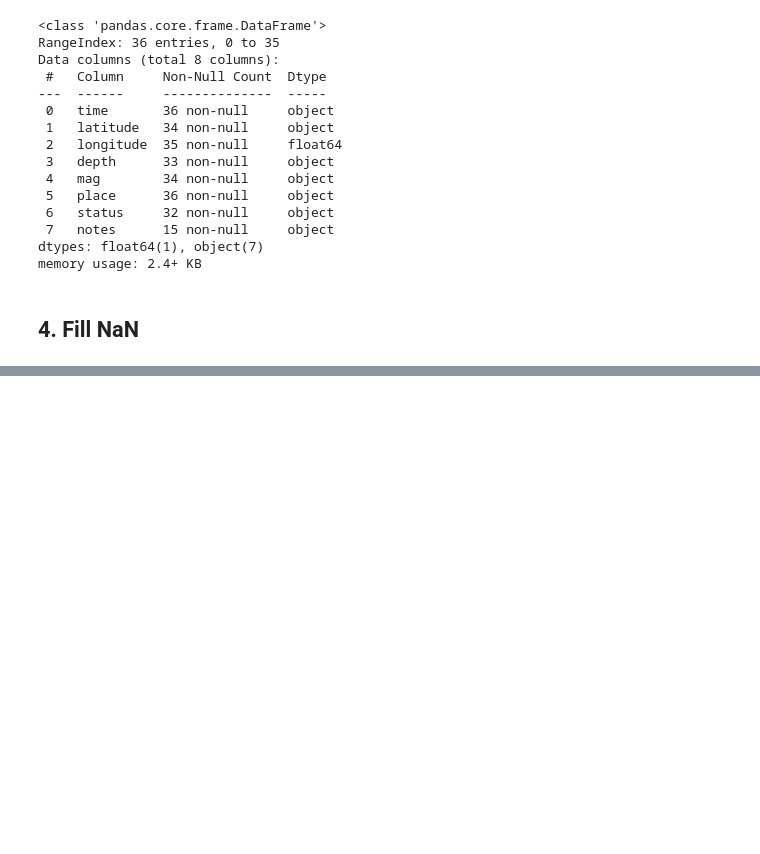
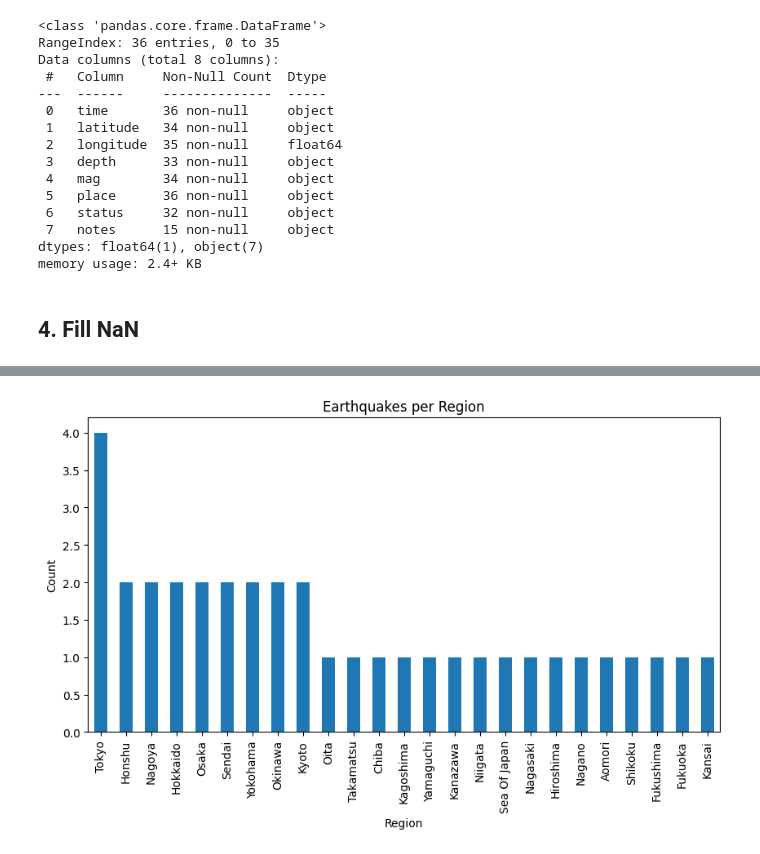
Before and after one commit to pouryaamarloo/Earthquake-analysis-in-Japan, a Jupyter notebook: preprocessing.ipynb, the cells around one changed output, grey strips where cells are left out. Drawn from its saved outputs; the diff is of its cells as text; code cells hidden in the pictures; blank space fills up the shorter version.

```diff
--- a/preprocessing.ipynb
+++ b/preprocessing.ipynb
@@ -65,0 +68,2 @@ df = df.bfill()
+# %%
+df['Month'] = df['time'].dt.month
@@ -65,0 +80,2 @@ df = df.bfill()
+# %%
+df['Category'] = df['mag'].apply(categorize)
@@ -65,0 +116,28 @@ df = df.bfill()
+# %%
+import re
+
+def extract_region(place):
+    p = place.strip().lower()
+    p = re.sub(r'\s+', ' ', p)
+    p = p.replace('region', '').replace('prefecture', '').strip()
+
+    match_full = re.search(r'\b[\w\s\-]+ of (?:japan|islands?)\b', p)
+    if match_full:
+        region = match_full.group(0)
+
+    else:
+        match = re.search(r'(?:of|near|offshore|central)\s+([\w\s\-]+)', p)
+        if match:
+            region = match.group(1)
+        else:
+            if ',' in p:
+                region = p.split(',')[0]
+            else:
+                region = p
+        region = re.sub(r'\b(?:japan|islands?)\b', '', region).strip()
+
+    region = region.title()
+
+    return region
+# %%
+df["region"] = df['place'].apply(extract_region)
@@ -65,0 +208,10 @@ df = df.bfill()
+# %%
+import matplotlib.pyplot as plt
+
+region_counts = df['region'].value_counts()
+region_counts.plot(kind='bar', figsize=(10,5), title=f'Earthquakes per Region')
+plt.xlabel('Region')
+plt.ylabel('Count')
+plt.show()
+# %% [output]
+[figure, added]
```
Also changed, not shown: parts of 11 cells of this notebook.
